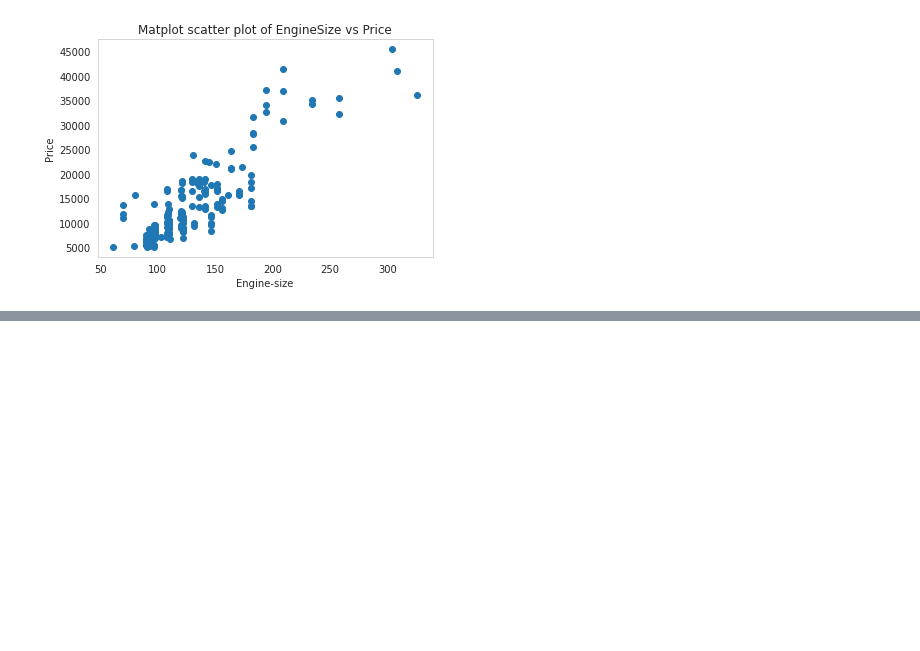
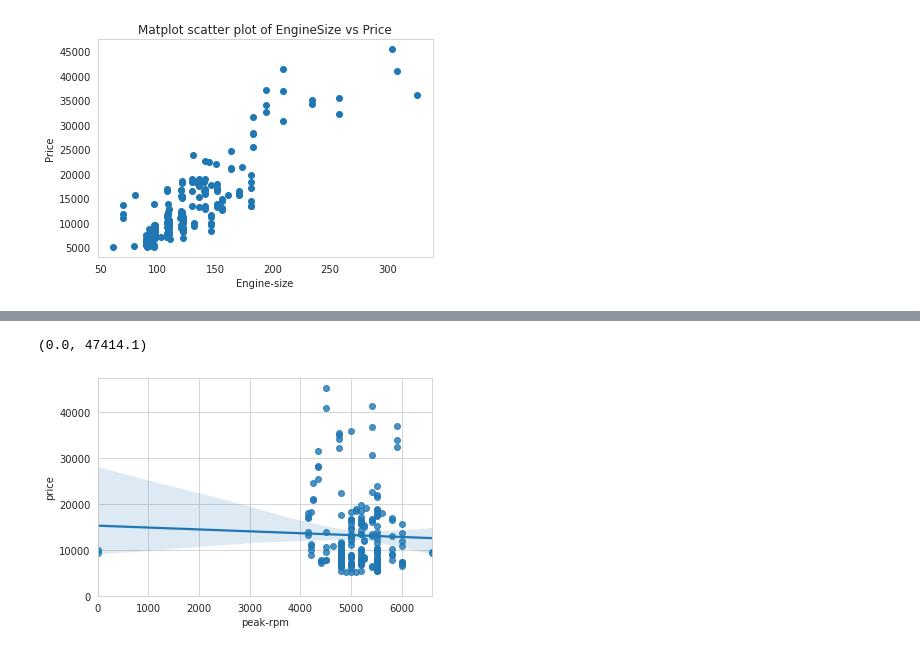
Before and after one commit to Binod-budathoki/Analyzing_selling_price_of_used_cars, a Jupyter notebook: PythonDataExploration.ipynb, the cells around one changed output, grey strips where cells are left out. Saved outputs shown, nothing was run; the diff lists cells and outputs as text; code cells hidden in the pictures; blank space fills up the shorter version.

```diff
--- a/PythonDataExploration.ipynb
+++ b/PythonDataExploration.ipynb
@@ -346,0 +454,15 @@ plt.show()
+# %%
+#CONVERTING peak_rpm '?' values into '0' values
+df['peak-rpm'] = df['peak-rpm'].replace('?', 0)
+
+#displaying peak_rpm value
+df["peak-rpm"]
+
+#converting object type into the int type value of peak_rpm
+df["peak-rpm"]=df["peak-rpm"].astype(int)
+
+sns.regplot(x="peak-rpm", y="price", data=df)
+plt.ylim(0,)
+# %% [output]
+(0.0, 47414.1)
+[figure, added]
```
Also changed, not shown: parts of 24 cells of this notebook.
